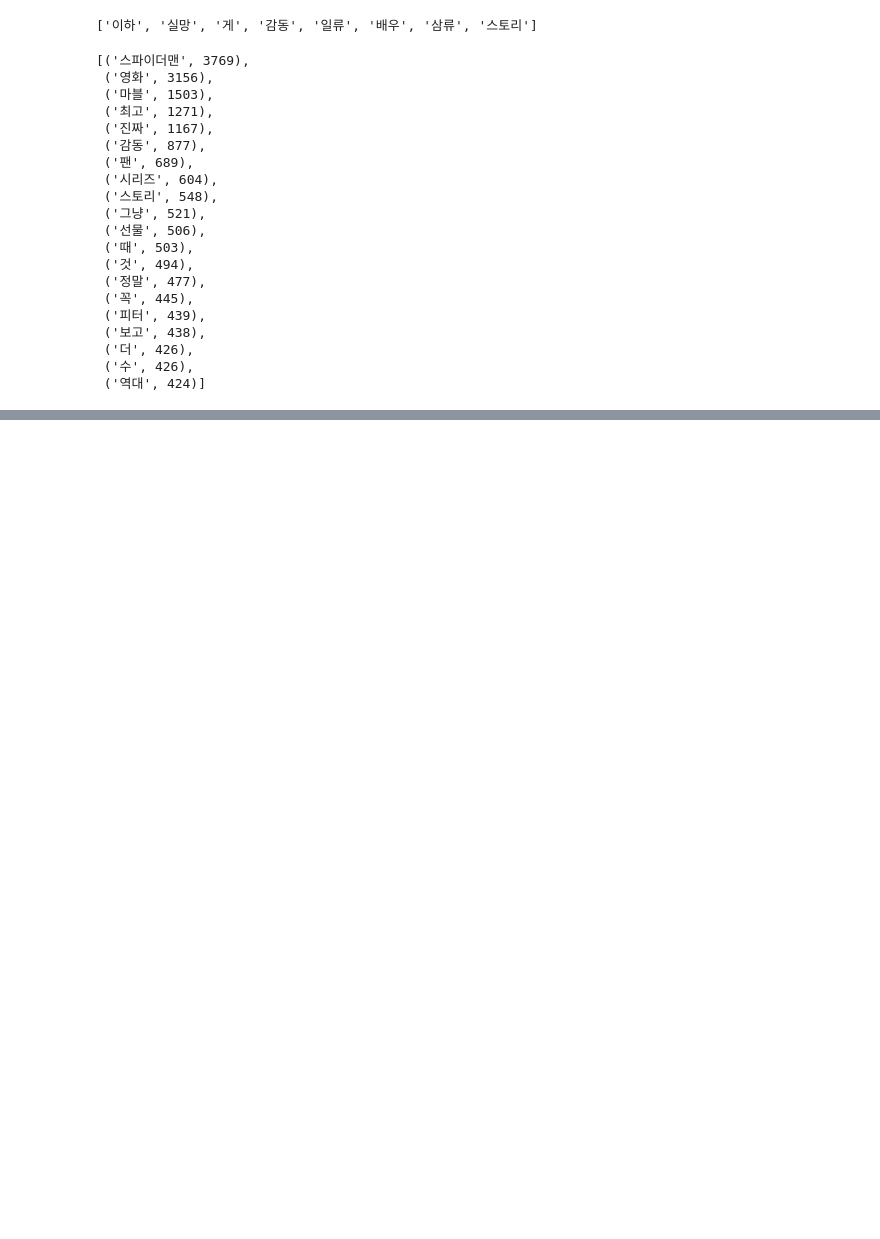
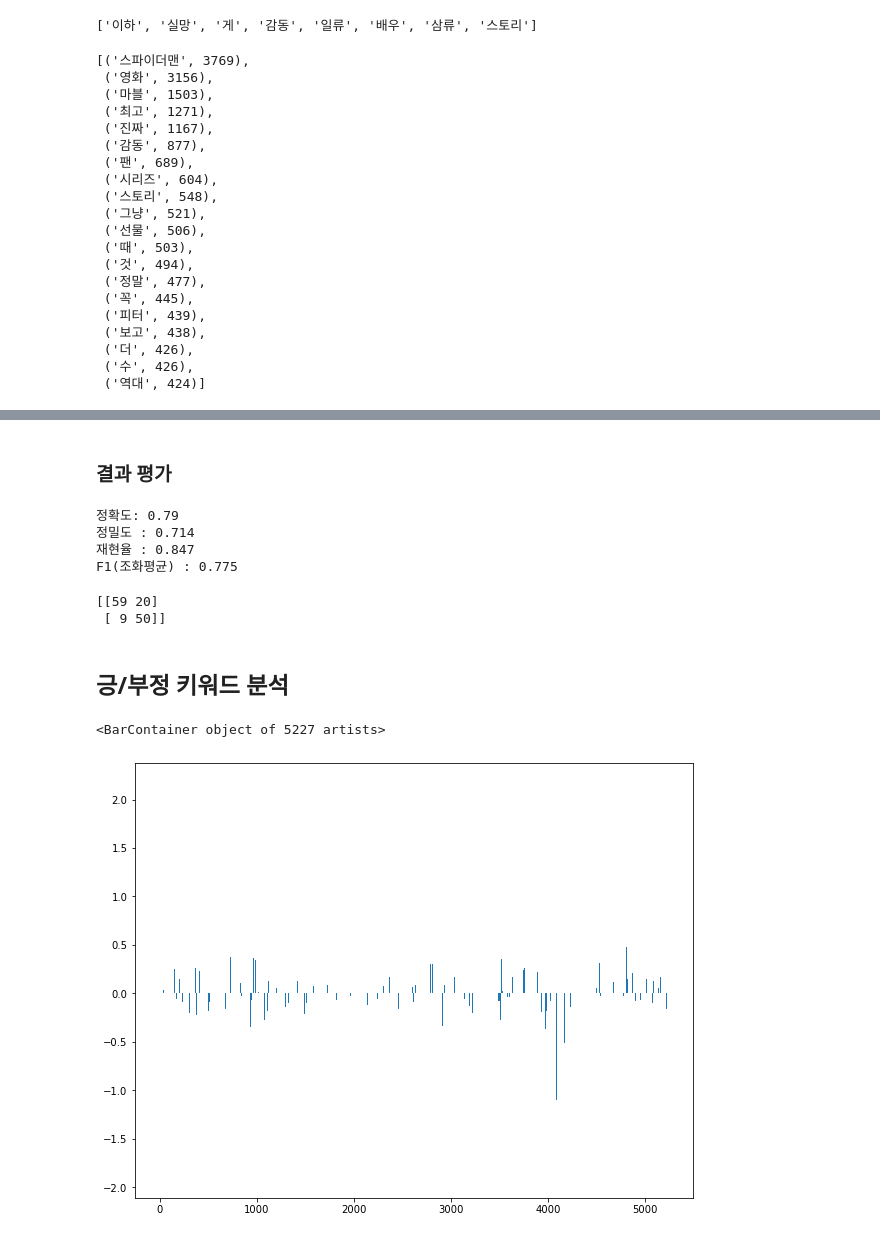
Before and after one commit to nexussord/HUFS_MLP, a Jupyter notebook: HUFS_MLP_smalldata.ipynb, the cells around one changed output, grey strips where cells are left out. Cells and saved outputs as stored; diff of their text form; code cells hidden in the pictures; blank space fills up the shorter version.

```diff
--- a/HUFS_MLP_smalldata.ipynb
+++ b/HUFS_MLP_smalldata.ipynb
@@ -315,0 +316,8 @@ df.rate.hist()
+# %%
+def rate_to_label(rate):
+    if rate > 5:
+        return 1
+    else:
+        return 0
+
+df['y'] = df['rate'].apply(lambda x: rate_to_label(x))
@@ -315,0 +379,8 @@ df.rate.hist()
+# %%
+positive_random = df[df['y']==1].sample(275, random_state=33).index.tolist()
+negative_random = df[df['y']==0].sample(275, random_state=33).index.tolist()
+# %%
+random = positive_random + negative_random
+X = tf_idf_vec[random]
+y = df['y'][random]
+x_train, x_test, y_train, y_test = train_test_split(X, y, test_size=0.25, random_state=33)
@@ -315,0 +389,35 @@ df.rate.hist()
+# %%
+lr = LogisticRegression(random_state=0)
+lr.fit(x_train, y_train)
+y_pred = lr.predict(x_test)
+# %% [markdown]
+### 결과 평가
+# %%
+# 분류 결과 표시
+print("정확도: %.2f" % accuracy_score(y_test, y_pred))
+print("정밀도 : %.3f" % precision_score(y_test, y_pred))
+print("재현율 : %.3f" % recall_score(y_test, y_pred))
+print("F1(조화평균) : %.3f" % f1_score(y_test, y_pred))
+# %% [output]
+정확도: 0.79
+정밀도 : 0.714
+재현율 : 0.847
+F1(조화평균) : 0.775
+# %%
+from sklearn.metrics import confusion_matrix
+
+# 분류모델 평가를 위한 confusion matrix
+confmat = confusion_matrix(y_true=y_test, y_pred=y_pred)
+print(confmat)
+# %% [output]
+[[59 20]
+ [ 9 50]]
+# %% [markdown]
+## 긍/부정 키워드 분석
+# %%
+# logistic regression의 coefficient 출력
+plt.rcParams['figure.figsize'] = [10, 8]
+plt.bar(range(len(lr.coef_[0])), lr.coef_[0])
+# %% [output]
+<BarContainer object of 5227 artists>
+[figure, added]
```
Also changed, not shown: parts of 55 cells of this notebook, 2 other files.
